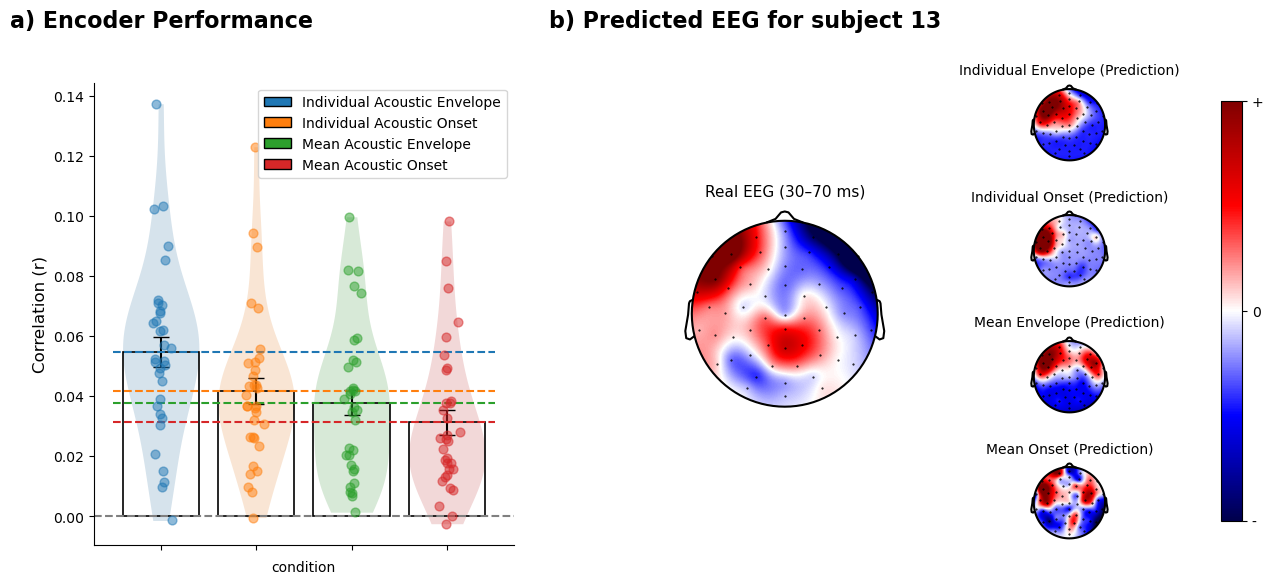
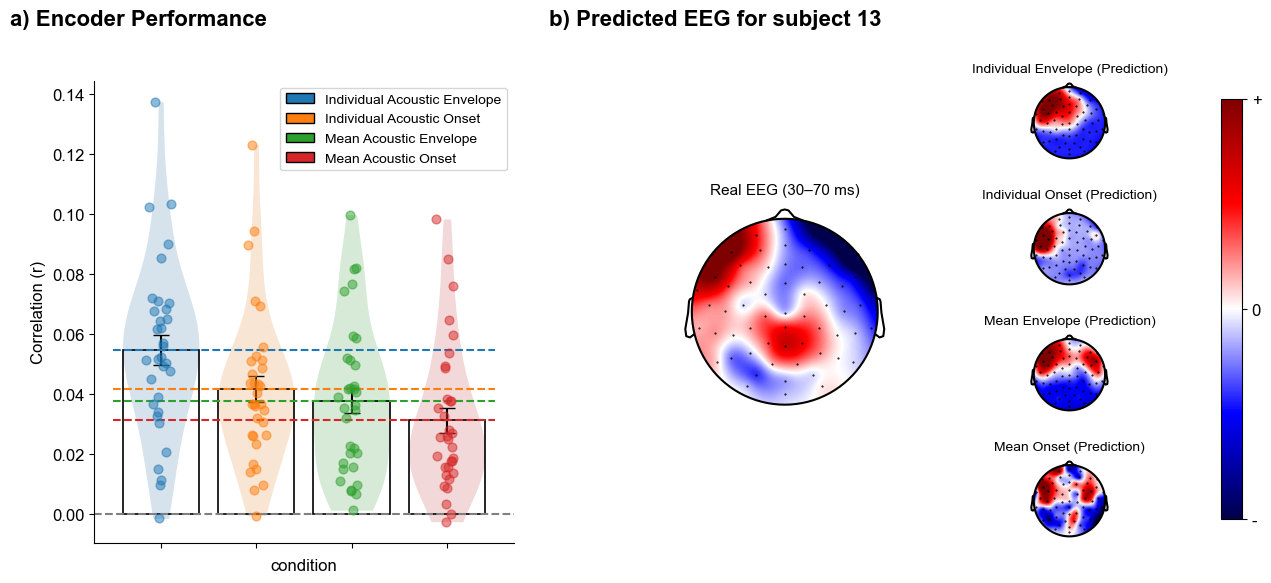
Unified diff of the notebook cell whose output changed from the first chart to the second:
--- before
+++ after
@@ -214,7 +214,7 @@
 # FINAL LAYOUT
 # ------------------------------------------------
-plt.tight_layout(rect=[0, 0, 0.92, 1])
-
-plt.savefig(ALICE_FIGURES_DIR / 'alice-sub13-forward-performance.png', dpi=300)
+plt.tight_layout()
+
+plt.savefig(ALICE_FIGURES_DIR / 'alice_sub13_forward_performance.png', dpi=300)
 
 plt.show()

Commit: some stremlining of and update to FUGLSANG trial based AAD plot